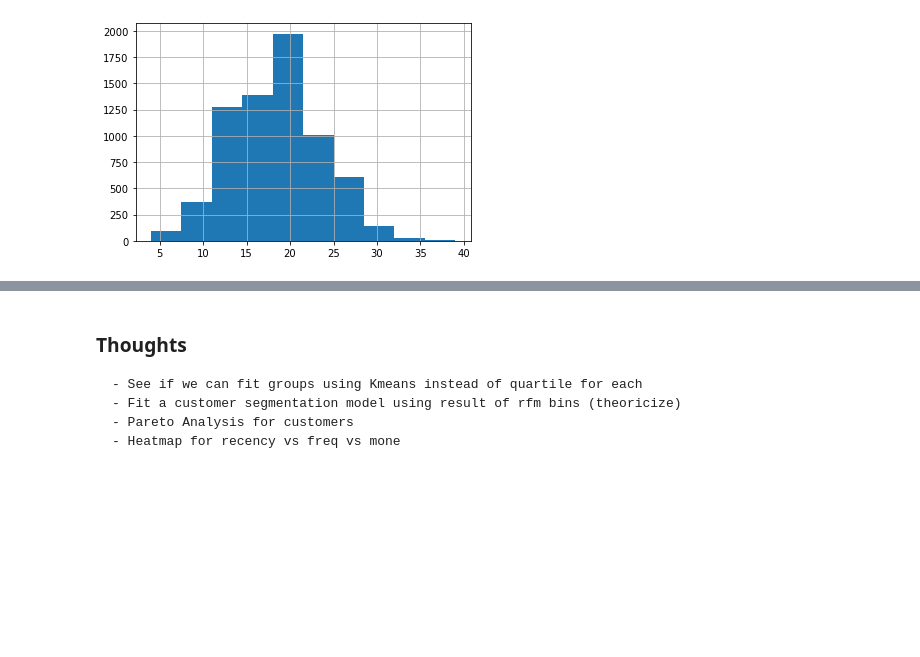
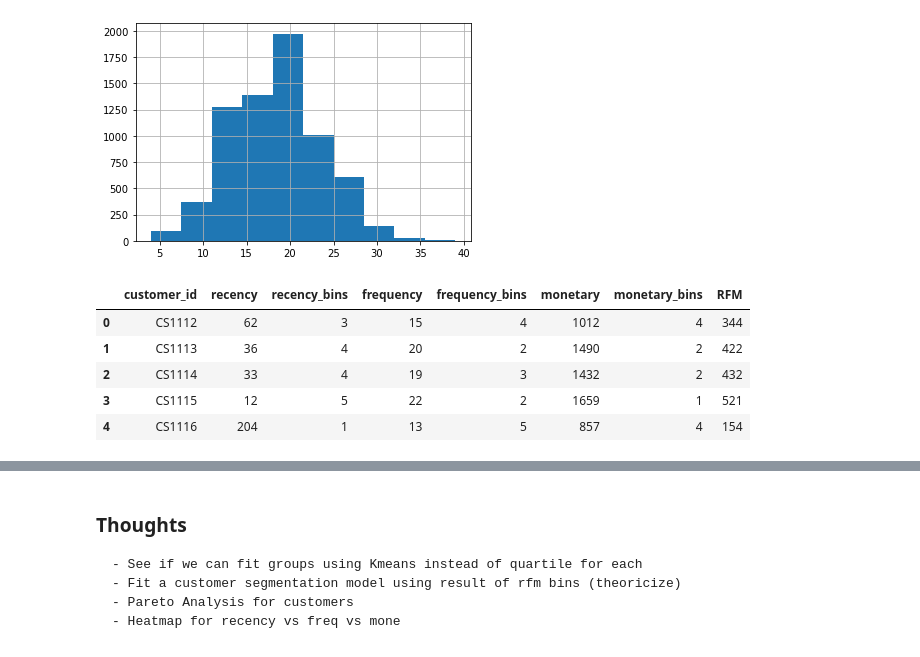
Before and after one commit to simmieyungie/PyRFM, a Jupyter notebook: Playground/RFM-Playground.ipynb, the cells around one changed output, grey strips where cells are left out. Cells and saved outputs as stored; diff of their text form; code cells hidden in the pictures; blank space fills up the shorter version.

```diff
--- a/Playground/RFM-Playground.ipynb
+++ b/Playground/RFM-Playground.ipynb
@@ -137,7 +137,10 @@ Simply put
     - The higher the frequency score the better
     - The higher the monetary score the better
 # %%
-%%writefile $experiment_folder/recency.py
+#%%writefile $experiment_folder/recency.py
+import pandas as pd
+
+#define the function
 def recency(data, id, date, present_date, bins = {5 : [5,4,3,2,1]}):
     '''
     This function will calculate the recency.
@@ -171,7 +174,7 @@ def recency(data, id, date, present_date, bins = {5 : [5,4,3,2,1]}):
         raise ValueError("id: Expected an id (a column) in Dataframe")
 
     #examine the datatype of the date column
-    if data.dtypes[date].name != "datetime64[ns]":
+    if data.dtypes[date].name not in ["datetime64[ns]", "datetime.datetime"]:
         raise ValueError("date: Expected a date datatype, 'convert the date/datetime type'")
         #print("This Column is not a of date/datetime data type")
 
@@ -574,3 +607,12 @@ customer.frequency.hist()
 # %% [output]
 <AxesSubplot:>
 [figure]
+# %%
+customer.head()
+# %% [output]
+|  | customer_id | recency | recency_bins | frequency | frequency_bins | monetary | monetary_bins | RFM |
+| 0 | CS1112 | 62 | 3 | 15 | 4 | 1012 | 4 | 344 |
+| 1 | CS1113 | 36 | 4 | 20 | 2 | 1490 | 2 | 422 |
+| 2 | CS1114 | 33 | 4 | 19 | 3 | 1432 | 2 | 432 |
+| 3 | CS1115 | 12 | 5 | 22 | 2 | 1659 | 1 | 521 |
+| 4 | CS1116 | 204 | 1 | 13 | 5 | 857 | 4 | 154 |
```
Also changed, not shown: parts of 11 cells of this notebook, 8 other files.
